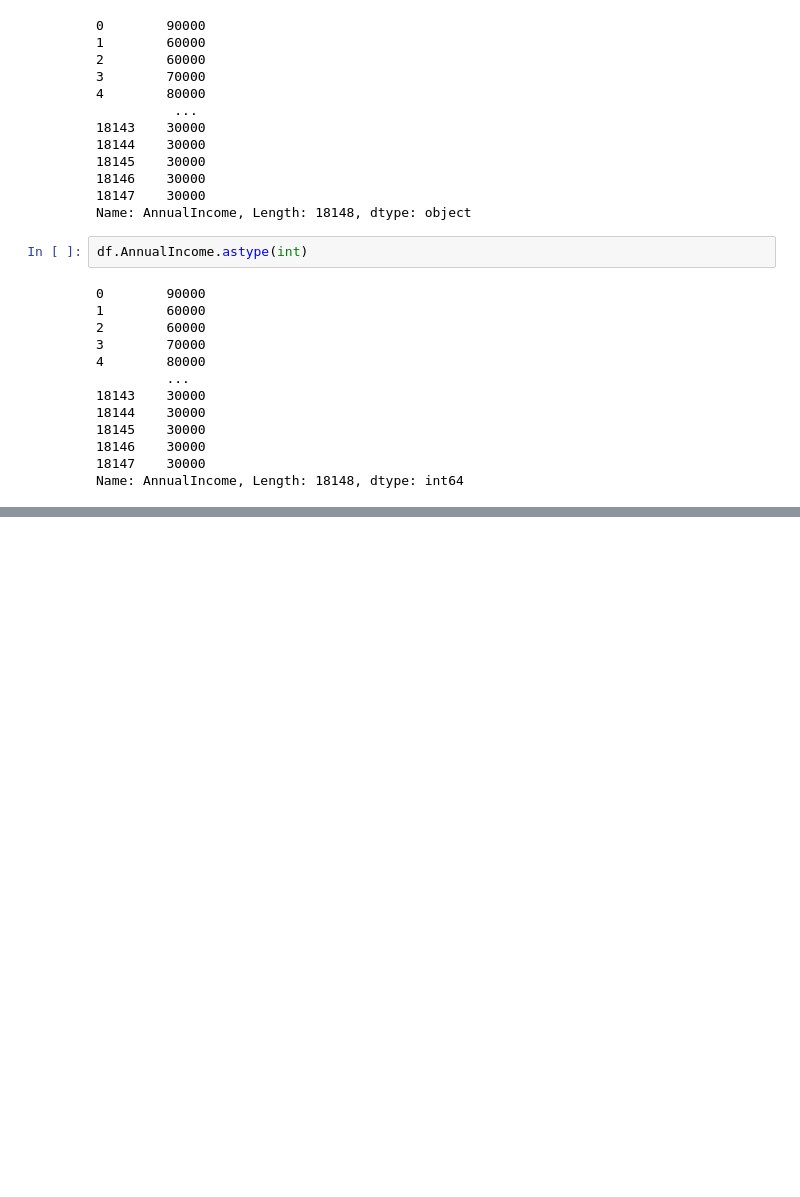
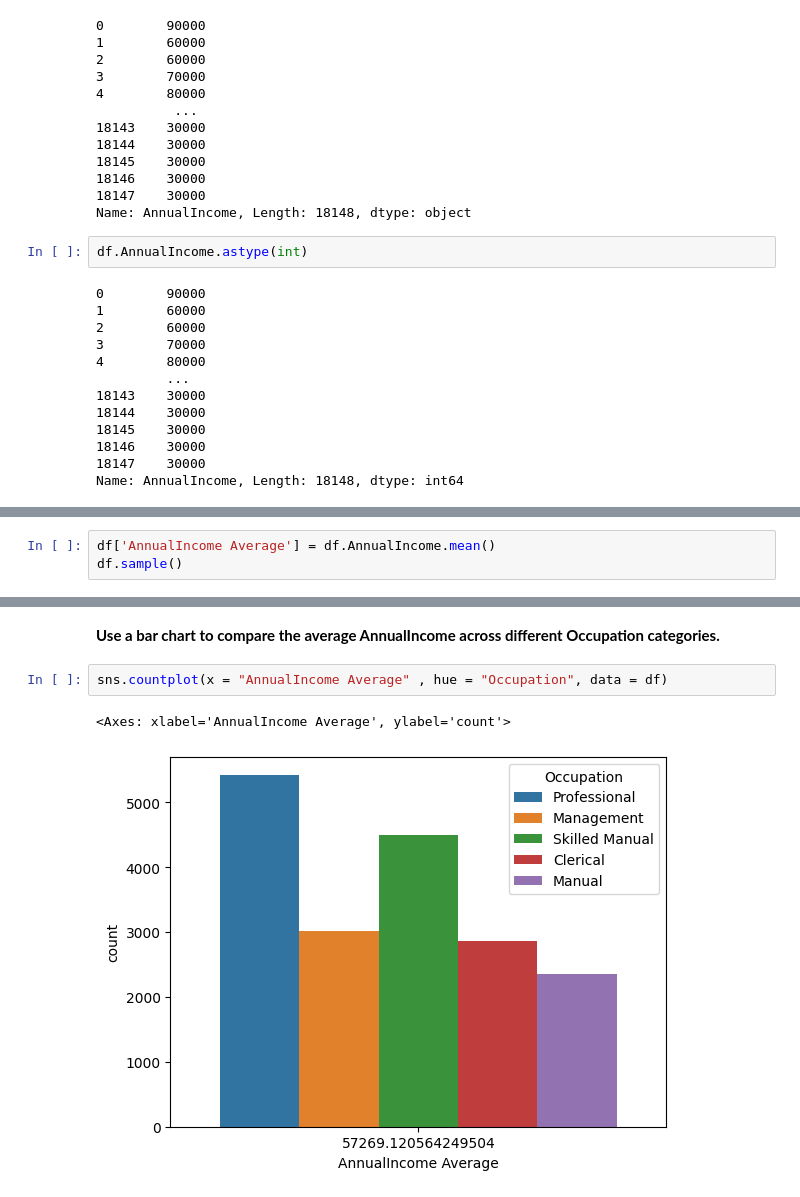
Before and after one commit to Christydataprog/Customers, a Jupyter notebook: Customer_Matplotlib.ipynb, the cells around one changed output, grey strips where cells are left out. Saved outputs shown, nothing was run; the diff lists cells and outputs as text; blank space fills up the shorter version.

```diff
--- a/Customer_Matplotlib.ipynb
+++ b/Customer_Matplotlib.ipynb
@@ -204,0 +309,3 @@ Name: AnnualIncome, Length: 18148, dtype: int64
+# %%
+df['AnnualIncome Average'] = df.AnnualIncome.mean()
+df.sample()
@@ -204,0 +334,7 @@ Name: AnnualIncome, Length: 18148, dtype: int64
+# %% [markdown]
+**Use a bar chart to compare the average AnnualIncome across different Occupation categories.**
+# %%
+sns.countplot(x = "AnnualIncome Average" , hue = "Occupation", data = df)
+# %% [output]
+<Axes: xlabel='AnnualIncome Average', ylabel='count'>
+[figure, added]
```
Also changed, not shown: parts of 52 cells of this notebook.
